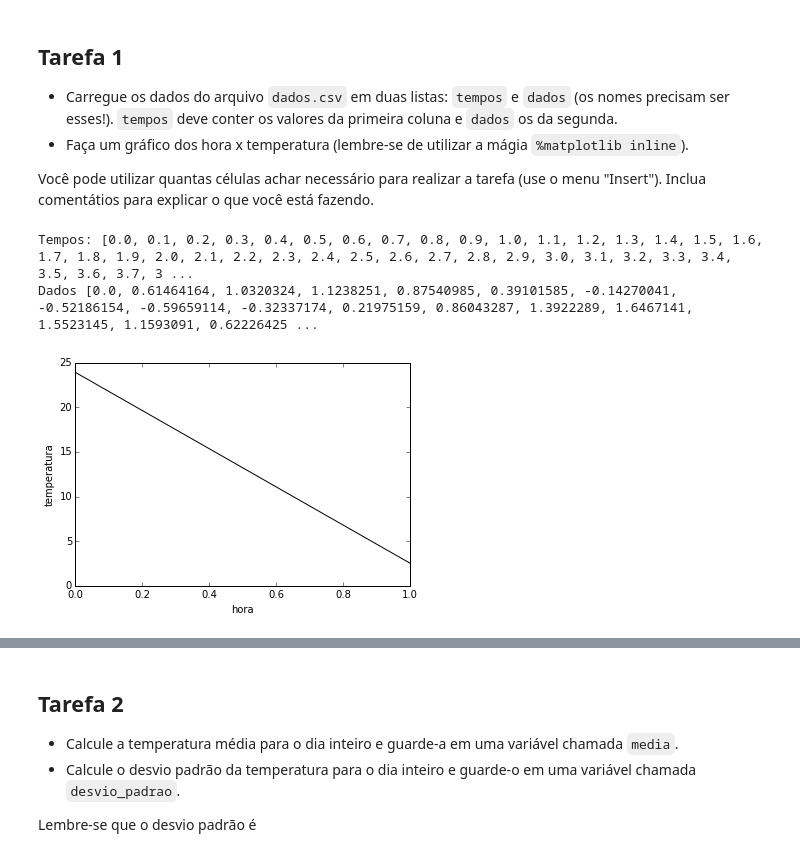
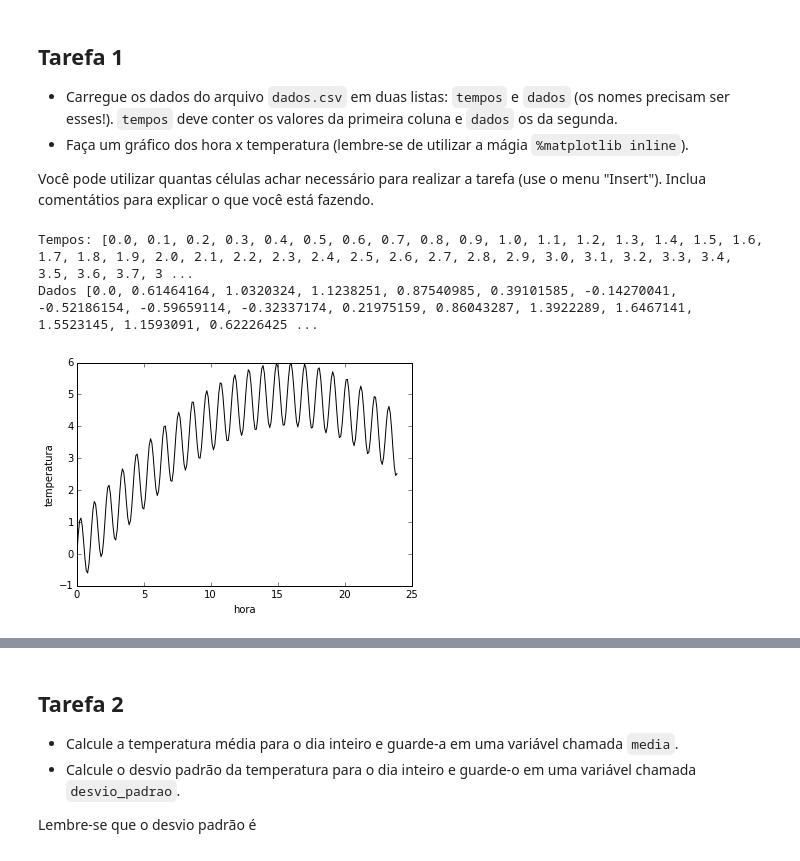
Before and after one commit to mat-esp-2015/python-intro-2-oceanmath-pratica-4, a Jupyter notebook: tarefa-intro-python-2.ipynb, the cells around one changed output, grey strips where cells are left out. Cells and saved outputs as stored; diff of their text form; code cells hidden in the pictures.

```diff
--- a/tarefa-intro-python-2.ipynb
+++ b/tarefa-intro-python-2.ipynb
@@ -127,32 +127,32 @@ Você pode utilizar quantas células achar necessário para realizar a tarefa (u
 # %%
 import matplotlib.pyplot as plt
 %matplotlib inline
 
 arquivo = open('dados.csv')
 tempos = []
 dados = []
 
 for linha in arquivo:
     linha.split(', ')
     blocos = linha.split(', ')
     hora = float(blocos[0])
     temperatura = float(blocos[1])
 
     tempos.append(hora)
     dados.append(temperatura)
 
 plt.figure()
-plt.plot(blocos, '-k')
+plt.plot(tempos, dados, '-k')
 plt.xlabel('hora')
 plt.ylabel('temperatura')
-plt.savefig("grafico hora x temperatura")
+plt.savefig("grafico-horaXtemperatura")
 
 print("Tempos:", tempos)
 print("Dados", dados)
 # %% [output]
 Tempos: [0.0, 0.1, 0.2, 0.3, 0.4, 0.5, 0.6, 0.7, 0.8, 0.9, 1.0, 1.1, 1.2, 1.3, 1.4, 1.5, 1.6, 1.7, 1.8, 1.9, 2.0, 2.1, 2.2, 2.3, 2.4, 2.5, 2.6, 2.7, 2.8, 2.9, 3.0, 3.1, 3.2, 3.3, 3.4, 3.5, 3.6, 3.7, 3 ...
 Dados [0.0, 0.61464164, 1.0320324, 1.1238251, 0.87540985, 0.39101585, -0.14270041, -0.52186154, -0.59659114, -0.32337174, 0.21975159, 0.86043287, 1.3922289, 1.6467141, 1.5523145, 1.1593091, 0.62226425 ...
-[figure, old version]
+[figure, new version]
 # %% [markdown]
 ### Resultado esperado
 
```
